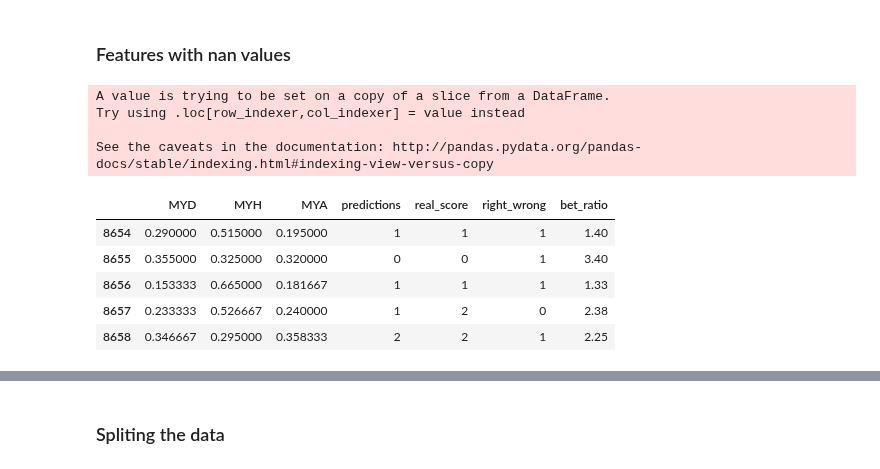
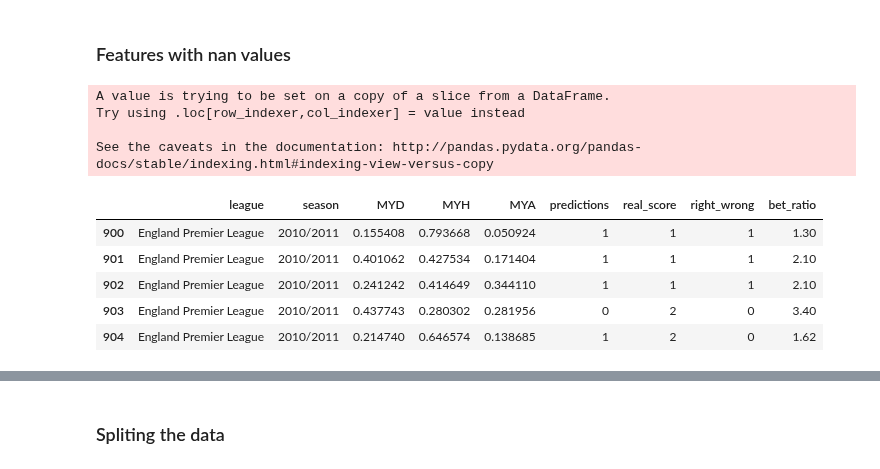
Before and after one commit to asafavinoam/applied_data_science_project, a Jupyter notebook: check_algorithm_profits.ipynb, the cells around one changed output, grey strips where cells are left out. Cells and saved outputs as stored; diff of their text form; code cells hidden in the pictures.

```diff
--- a/check_algorithm_profits.ipynb
+++ b/check_algorithm_profits.ipynb
@@ -57,5 +107,5 @@ matches.head()
 # %%
-all_models = ["DecisionTreeClassifier","KNeighborsClassifier","LogisticRegression","RandomForestClassifier","nn_model","final_soft_decision"]
+all_models = ["DecisionTreeClassifier","KNeighborsClassifier","LogisticRegression","RandomForestClassifier","nn_model","lstm_model","final_soft_decision"]
 
 my_predictions = {}
 
@@ -82,7 +132,8 @@ bet_houses    = ["B365","WH","VC"]
 
 current_bet   = my_features
 # %%
-matches[my_features] = my_predictions["RandomForestClassifier"]
-#["DecisionTreeClassifier","KNeighborsClassifier","LogisticRegression","RandomForestClassifier","nn_model","final_soft_decision"]
+matches[my_features] = my_predictions["final_soft_decision"]
+#["DecisionTreeClassifier","KNeighborsClassifier","LogisticRegression","RandomForestClassifier",
+#"nn_model","lstm_model","final_soft_decision"]
 # %%
 new_matches = matches.dropna(axis = 0)
@@ -91,31 +163,31 @@ new_matches = matches.dropna(axis = 0)
 # %%
 max_bet_per_match = 500
 # %%
-matches_betting_odds_features = new_matches[current_bet].dropna(axis = 0)
+matches_betting_odds_features = new_matches[info_list + current_bet].dropna(axis = 0)
 
 if current_bet != my_features:
-    matches_betting_odds_features = trasform_ratios_to_probs(matches_betting_odds_features)
+    matches_betting_odds_features[current_bet] = trasform_ratios_to_probs(matches_betting_odds_features[current_bet])
 
 new_matches["predictions"] = get_naive_predictions(matches_betting_odds_features[current_bet])
 
 matches_betting_odds_features["predictions"] = new_matches["predictions"]
 matches_betting_odds_features["real_score"]  = new_matches['win_lose_draw']
 matches_betting_odds_features["right_wrong"] = pd.Series(matches_betting_odds_features["real_score"] == matches_betting_odds_features["predictions"],dtype = int)
 matches_betting_odds_features["bet_ratio"]   = get_optimal_bet_ratio(new_matches,bet_houses,matches_betting_odds_features["predictions"])
 
 
 matches_betting_odds_features.head()
 # %% [output]
 A value is trying to be set on a copy of a slice from a DataFrame.
 Try using .loc[row_indexer,col_indexer] = value instead
 
 See the caveats in the documentation: http://pandas.pydata.org/pandas-docs/stable/indexing.html#indexing-view-versus-copy
-|  | MYD | MYH | MYA | predictions | real_score | right_wrong | bet_ratio |
-| 8654 | 0.290000 | 0.515000 | 0.195000 | 1 | 1 | 1 | 1.40 |
-| 8655 | 0.355000 | 0.325000 | 0.320000 | 0 | 0 | 1 | 3.40 |
-| 8656 | 0.153333 | 0.665000 | 0.181667 | 1 | 1 | 1 | 1.33 |
-| 8657 | 0.233333 | 0.526667 | 0.240000 | 1 | 2 | 0 | 2.38 |
-| 8658 | 0.346667 | 0.295000 | 0.358333 | 2 | 2 | 1 | 2.25 |
+|  | league | season | MYD | MYH | MYA | predictions | real_score | right_wrong | bet_ratio |
+| 900 | England Premier League | 2010/2011 | 0.155408 | 0.793668 | 0.050924 | 1 | 1 | 1 | 1.30 |
+| 901 | England Premier League | 2010/2011 | 0.401062 | 0.427534 | 0.171404 | 1 | 1 | 1 | 2.10 |
+| 902 | England Premier League | 2010/2011 | 0.241242 | 0.414649 | 0.344110 | 1 | 1 | 1 | 2.10 |
+| 903 | England Premier League | 2010/2011 | 0.437743 | 0.280302 | 0.281956 | 0 | 2 | 0 | 3.40 |
+| 904 | England Premier League | 2010/2011 | 0.214740 | 0.646574 | 0.138685 | 1 | 2 | 0 | 1.62 |
 # %%
 new_matches_betting_odds_features = matches_betting_odds_features.drop(["predictions","real_score"],axis = 1)
 # %%
```
Also changed, not shown: parts of 23 cells of this notebook, 1 other file.
